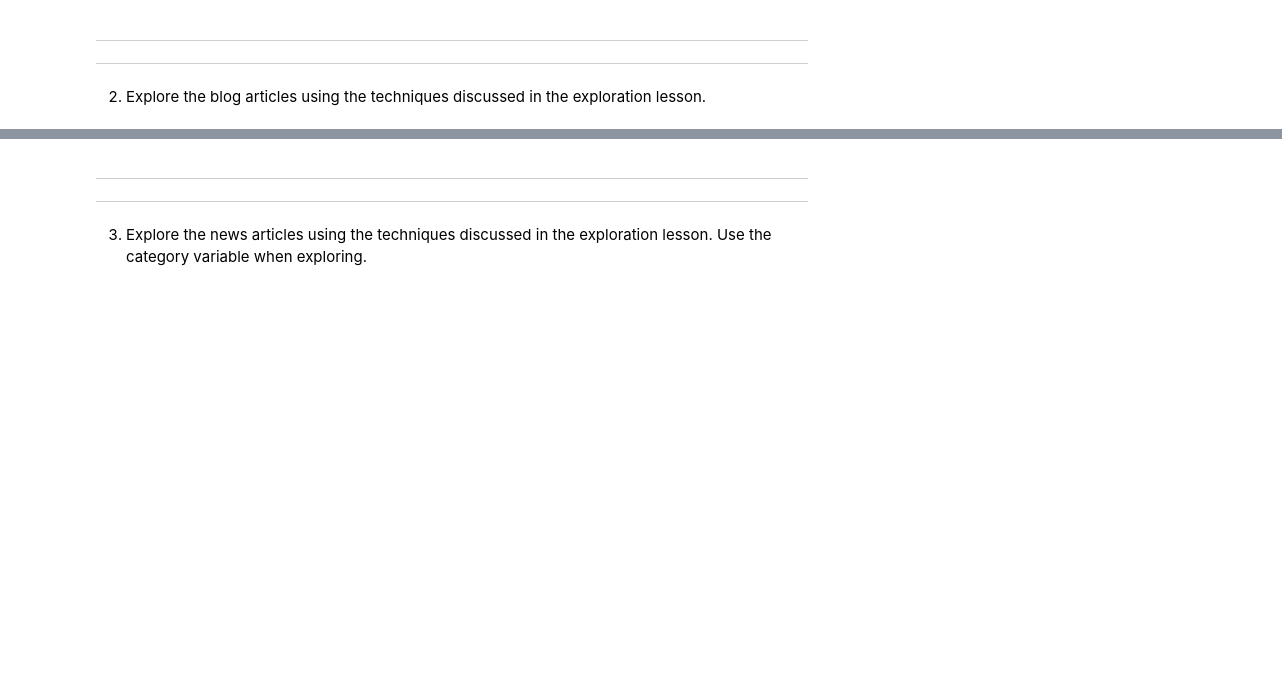
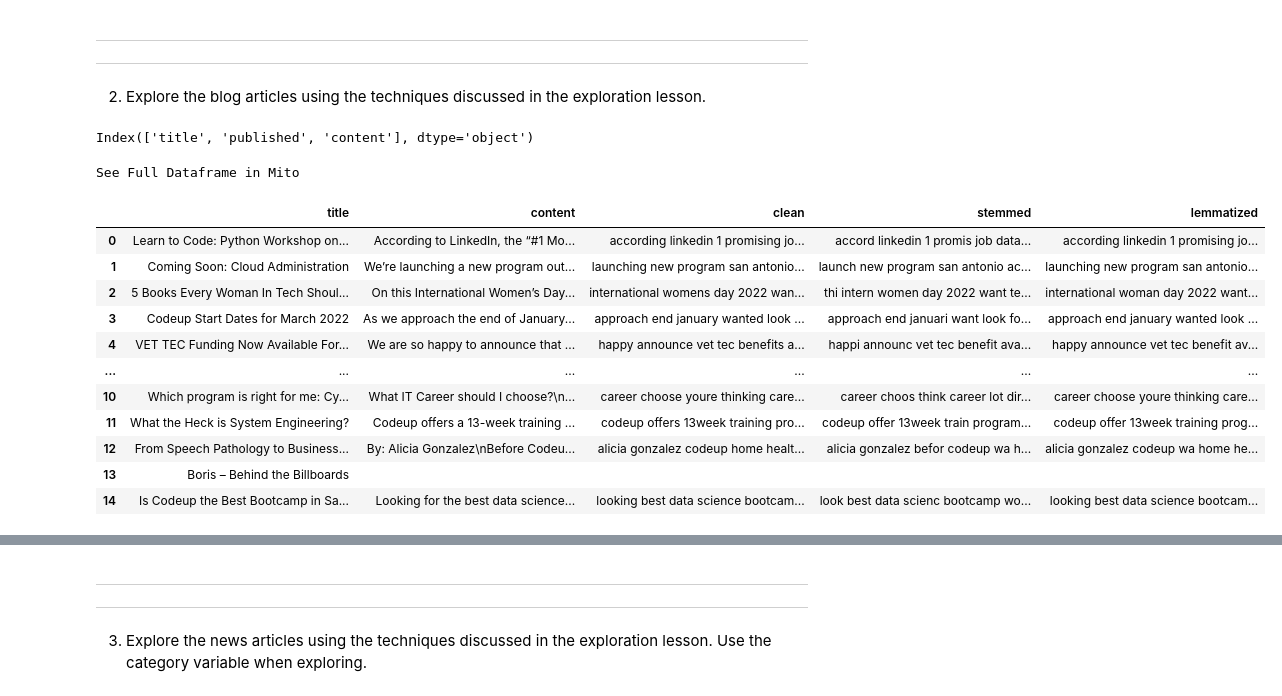
Before and after one commit to nicholas-dougherty/natural-language-processing-exercises, a Jupyter notebook: explore.ipynb, the cells around one changed output, grey strips where cells are left out. Cells and saved outputs as stored; diff of their text form; code cells hidden in the pictures; blank space fills up the shorter version.

Commit message:
lecture starting soon

```diff
--- a/explore.ipynb
+++ b/explore.ipynb
@@ -223,3 +224,9 @@ plt.show()
 ***
 ***
 2. Explore the blog articles using the techniques discussed in the exploration lesson.
+# %%
+codeup_df = acquire.get_blog_articles()
+# %%
+codeup_df.columns
+# %% [output]
+Index(['title', 'published', 'content'], dtype='object')
@@ -225,0 +236,16 @@ plt.show()
+# %%
+prepare.prep_article_data(codeup_df, 'content')
+# %% [output]
+See Full Dataframe in Mito
+|  | title | content | clean | stemmed | lemmatized |
+| 0 | Learn to Code: Python Workshop on... | According to LinkedIn, the “#1 Mo... | according linkedin 1 promising jo... | accord linkedin 1 promis job data... | according linkedin 1 promising jo... |
+| 1 | Coming Soon: Cloud Administration | We’re launching a new program out... | launching new program san antonio... | launch new program san antonio ac... | launching new program san antonio... |
+| 2 | 5 Books Every Woman In Tech Shoul... | On this International Women’s Day... | international womens day 2022 wan... | thi intern women day 2022 want te... | international woman day 2022 want... |
+| 3 | Codeup Start Dates for March 2022 | As we approach the end of January... | approach end january wanted look ... | approach end januari want look fo... | approach end january wanted look ... |
+| 4 | VET TEC Funding Now Available For... | We are so happy to announce that ... | happy announce vet tec benefits a... | happi announc vet tec benefit ava... | happy announce vet tec benefit av... |
+| ... | ... | ... | ... | ... | ... |
+| 10 | Which program is right for me: Cy... | What IT Career should I choose?\n... | career choose youre thinking care... | career choos think career lot dir... | career choose youre thinking care... |
+| 11 | What the Heck is System Engineering? | Codeup offers a 13-week training ... | codeup offers 13week training pro... | codeup offer 13week train program... | codeup offer 13week training prog... |
+| 12 | From Speech Pathology to Business... | By: Alicia Gonzalez\nBefore Codeu... | alicia gonzalez codeup home healt... | alicia gonzalez befor codeup wa h... | alicia gonzalez codeup wa home he... |
+| 13 | Boris – Behind the Billboards |  |  |  |  |
+| 14 | Is Codeup the Best Bootcamp in Sa... | Looking for the best data science... | looking best data science bootcam... | look best data scienc bootcamp wo... | looking best data science bootcam... |
```
Also changed, not shown: parts of 5 cells of this notebook, 1 other file.
